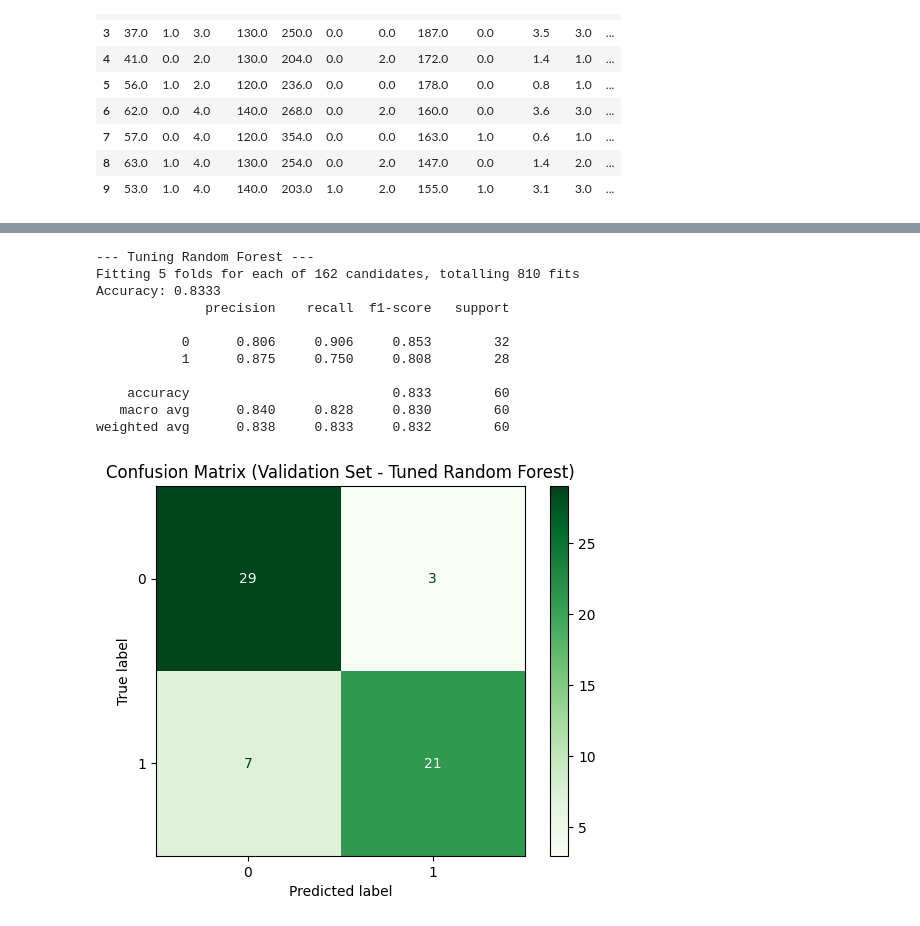
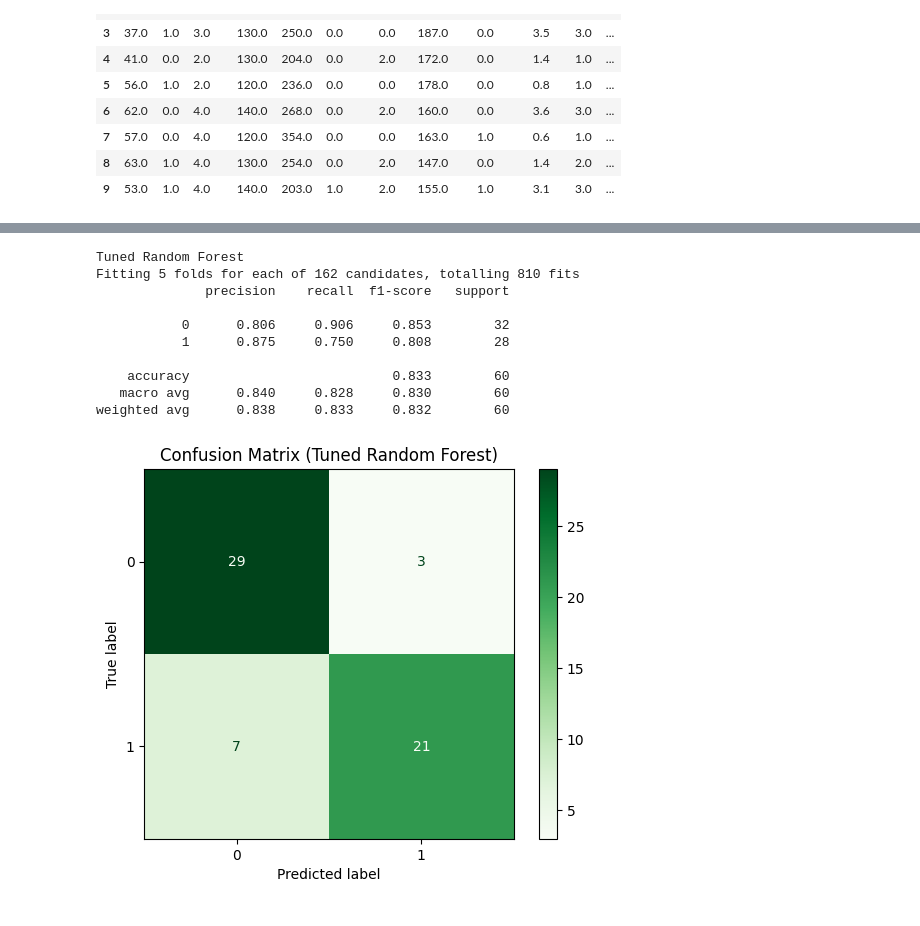
Before and after one commit to Mugna0990/Heart-Disease-Detection, a Jupyter notebook: heartDesease.ipynb, the cells around one changed output, grey strips where cells are left out. Saved outputs shown, nothing was run; the diff lists cells and outputs as text; code cells hidden in the pictures.

```diff
--- a/heartDesease.ipynb
+++ b/heartDesease.ipynb
@@ -171,6 +188,6 @@ weighted avg      0.868     0.867     0.866        60
 # %%
 
-print("\n--- Tuning Random Forest ---")
+print("\nTuned Random Forest ")
 
 cv = StratifiedKFold(n_splits=5, shuffle=True, random_state=42)
 
@@ -185,37 +202,35 @@ param = {
 model = RandomForestClassifier(random_state=42)
 
 grid_search = GridSearchCV(
     estimator=model,
     param_grid=param,
     scoring='recall',
     cv=cv,
     n_jobs=-1,
     verbose=1
 )
 
 grid_search.fit(X_train, y_train)
 
 best_model = grid_search.best_estimator_
 
 y_pred_rf = best_model.predict(X_val)
 
-print(f"Accuracy: {accuracy_score(y_val, y_pred_rf):.4f}")
 print(classification_report(y_val, y_pred_rf, digits=3))
 ConfusionMatrixDisplay.from_estimator(best_model, X_val, y_val, cmap='Greens')
-plt.title("Confusion Matrix (Validation Set - Tuned Random Forest)")
+plt.title("Confusion Matrix (Tuned Random Forest)")
 plt.show()
 # %% [output]
---- Tuning Random Forest ---
+Tuned Random Forest
 Fitting 5 folds for each of 162 candidates, totalling 810 fits
-Accuracy: 0.8333
               precision    recall  f1-score   support
 
            0      0.806     0.906     0.853        32
            1      0.875     0.750     0.808        28
 
     accuracy                          0.833        60
    macro avg      0.840     0.828     0.830        60
 weighted avg      0.838     0.833     0.832        60
-[figure, old version]
+[figure, new version]
 # %%
 
```
Also changed, not shown: parts of 5 cells of this notebook, 25 other files.
